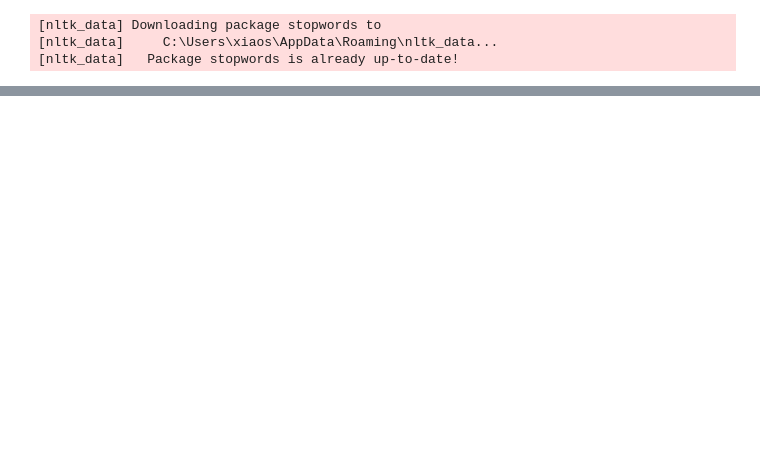
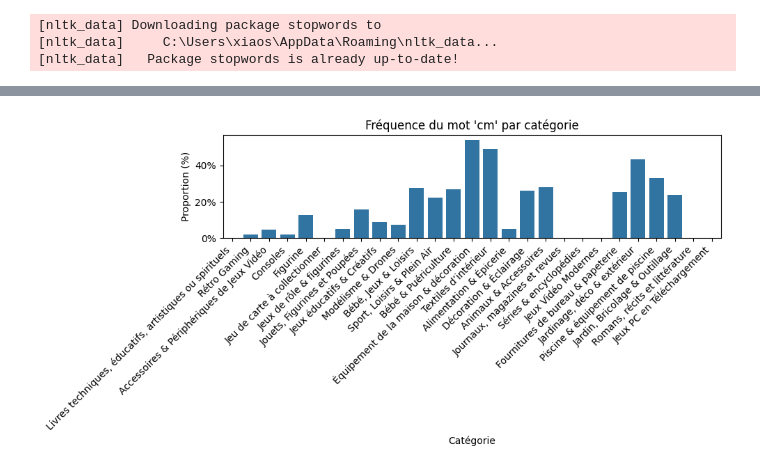
Before and after one commit to beautiful-pixel/DS_rakuten, a Jupyter notebook: notebooks/xiaosong_text_clean.ipynb, the cells around one changed output, grey strips where cells are left out. Cells and saved outputs as stored; diff of their text form; code cells hidden in the pictures; blank space fills up the shorter version.

```diff
--- a/notebooks/xiaosong_text_clean.ipynb
+++ b/notebooks/xiaosong_text_clean.ipynb
@@ -179 +139,19 @@ print(freq_text)
+# %%
+def merge_x_dimensions(text):
+    if pd.isna(text):
+        return ""
+    s = str(text)
+
+    # 1) merge numeric triplets: 22 x 11 x 2 → 22x11x2
+    s = reg.sub(r"\b(\d+)\s*[xX]\s*(\d+)\s*[xX]\s*(\d+)\b", r"\1x\2x\3", s)
+
+    # 2) merge numeric pairs: 180 x 200 → 180x200
+    s = reg.sub(r"\b(\d+)\s*[xX]\s*(\d+)\b", r"\1x\2", s)
+
+    # 3) merge letter triplets: L x H x L → LxHxL
+    s = reg.sub(r"\b([LlHh])\s*[xX]\s*([LlHh])\s*[xX]\s*([LlHh])\b", r"\1x\2x\3", s)
+
+    return s
+
+df["text"] = df["text"].apply(merge_x_dimensions)
 # %%
@@ -246,0 +201,28 @@ plt.show()
+# %%
+def plot_keyword_per_category(df, keyword, text_col="text"):
+    pattern = fr"\b{re.escape(keyword)}\b"
+    contains_word = df[text_col].str.contains(pattern, na=False)
+
+    freq = (
+        df.assign(contains_word=contains_word)
+          .groupby("prdtypecode")["contains_word"]
+          .mean()
+          .reset_index()
+    )
+
+    freq["cat_label"] = freq["prdtypecode"].map(categories)
+    freq["cat_label"] = freq["cat_label"].fillna(freq["prdtypecode"].astype(str))
+
+    plt.figure(figsize=(10, 5))
+    sns.barplot(data=freq, x="cat_label", y="contains_word")
+    plt.title(f"Fréquence du mot '{keyword}' par catégorie")
+    plt.ylabel("Proportion (%)")
+    plt.xlabel("Catégorie")
+    plt.gca().yaxis.set_major_formatter(PercentFormatter(1.0))
+    plt.xticks(rotation=45, ha="right")
+    plt.tight_layout()
+    plt.show()
+
+plot_keyword_per_category(df, "cm")
+# %% [output]
+[figure, added]
```
Also changed, not shown: parts of 16 cells of this notebook.
